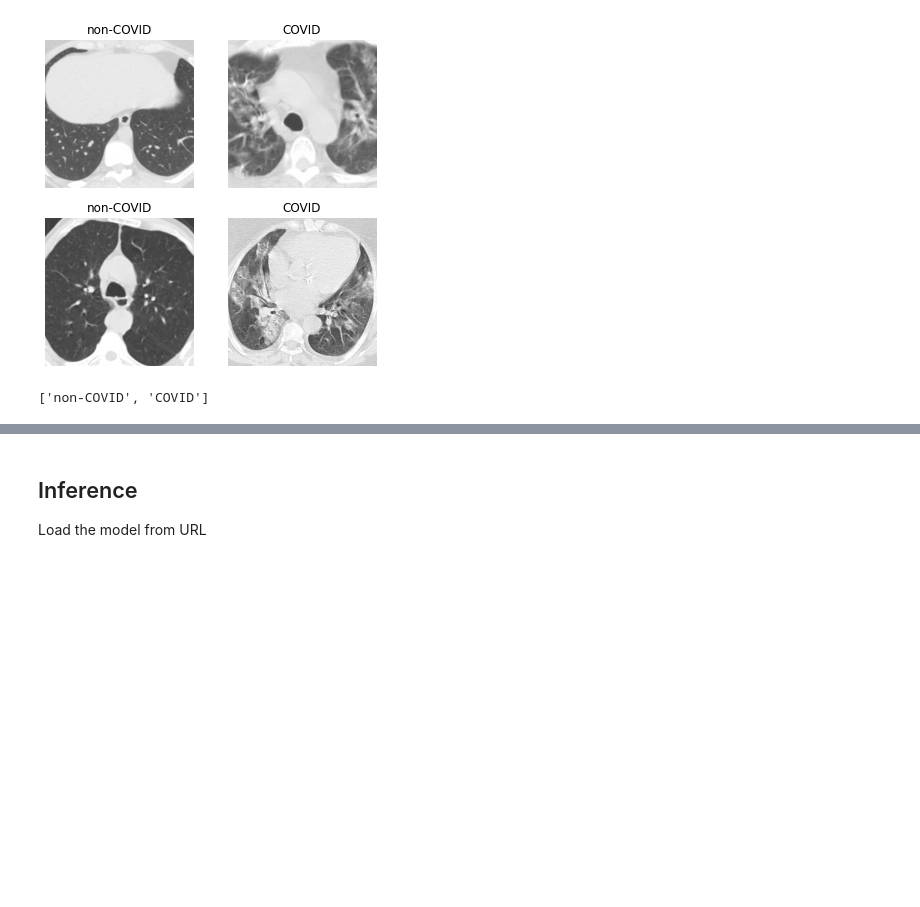
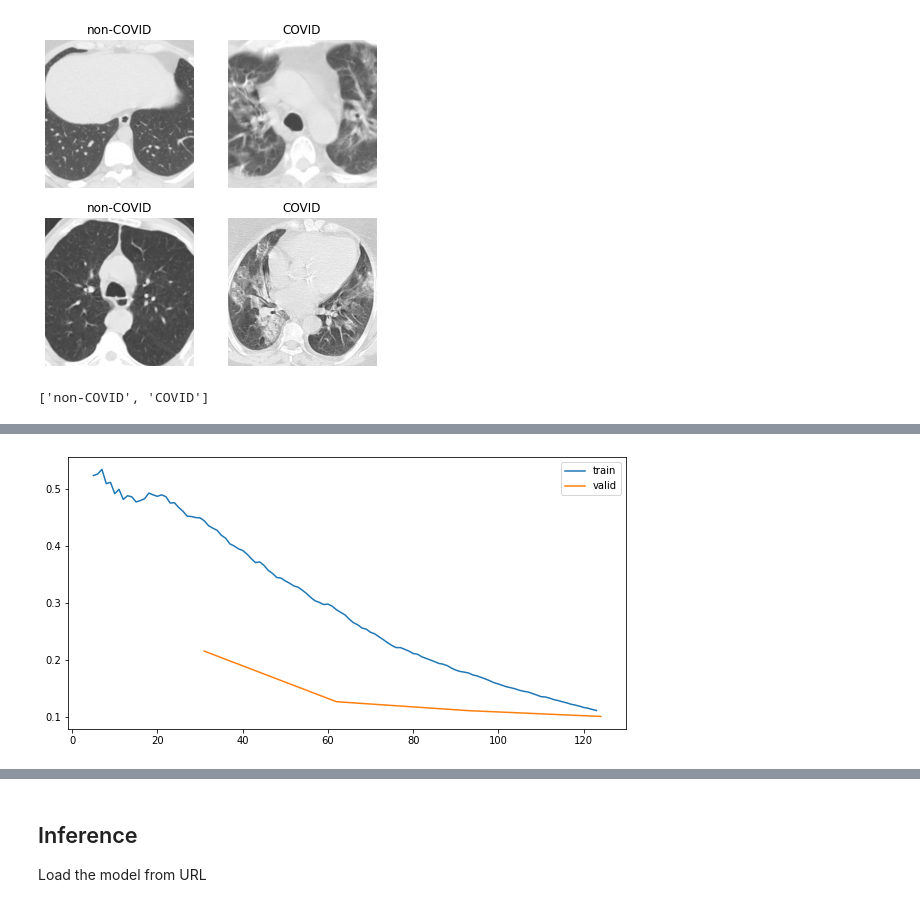
Before and after one commit to tomiambro/covid_transfer_learning, a Jupyter notebook: covid.ipynb, the cells around one changed output, grey strips where cells are left out. Saved outputs shown, nothing was run; the diff lists cells and outputs as text; code cells hidden in the pictures; blank space fills up the shorter version.

```diff
--- a/covid.ipynb
+++ b/covid.ipynb
@@ -131,3 +78,8 @@ df_rec34
+# %%
+plt.figure(figsize=(10,5))
+res34.recorder.plot_loss()
+# %% [output]
+[figure, added]
 # %%
 interp = ClassificationInterpretation.from_learner(res34)
 interp.plot_confusion_matrix(figsize=(6,6))
```
Also changed, not shown: parts of 37 cells of this notebook.
